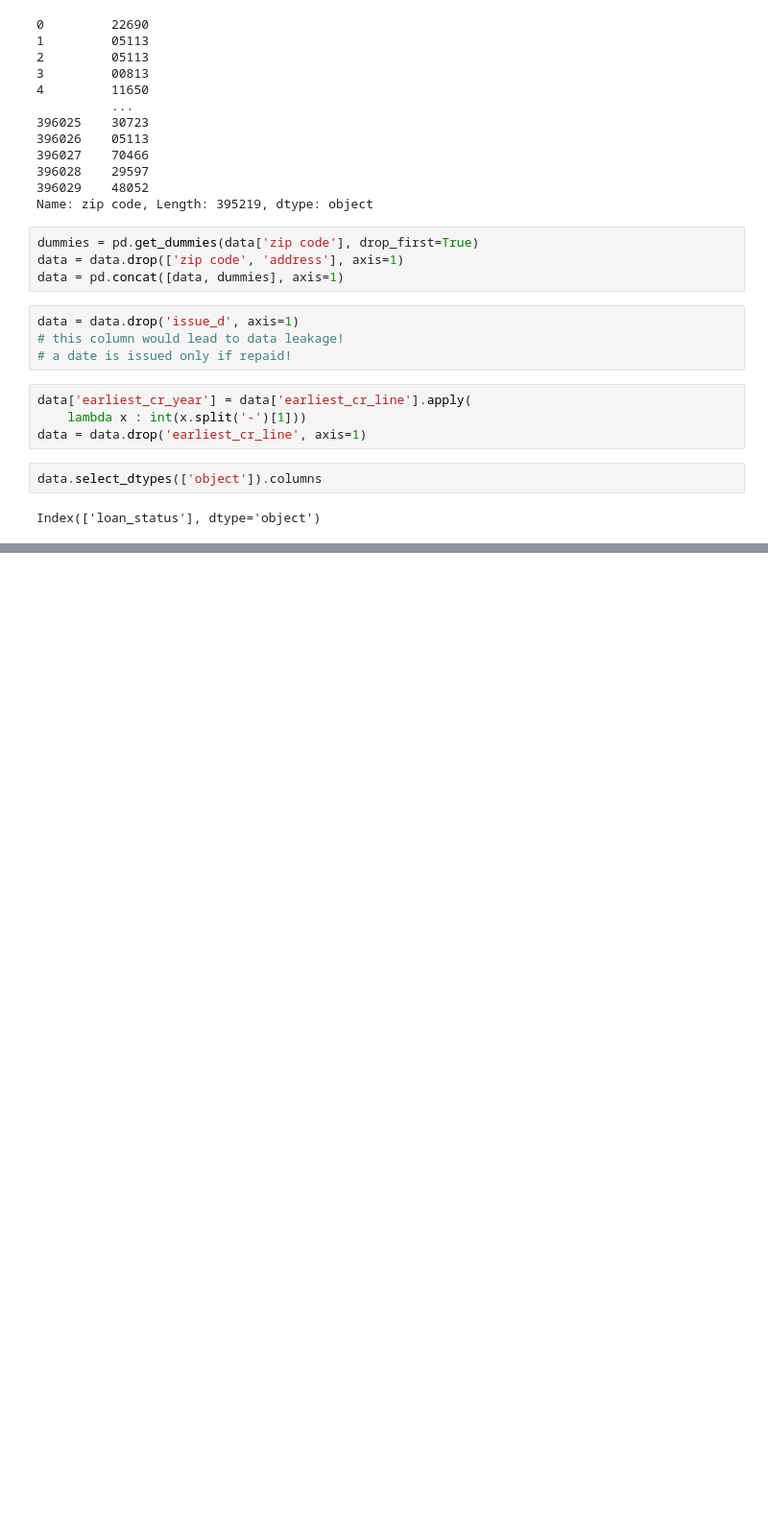
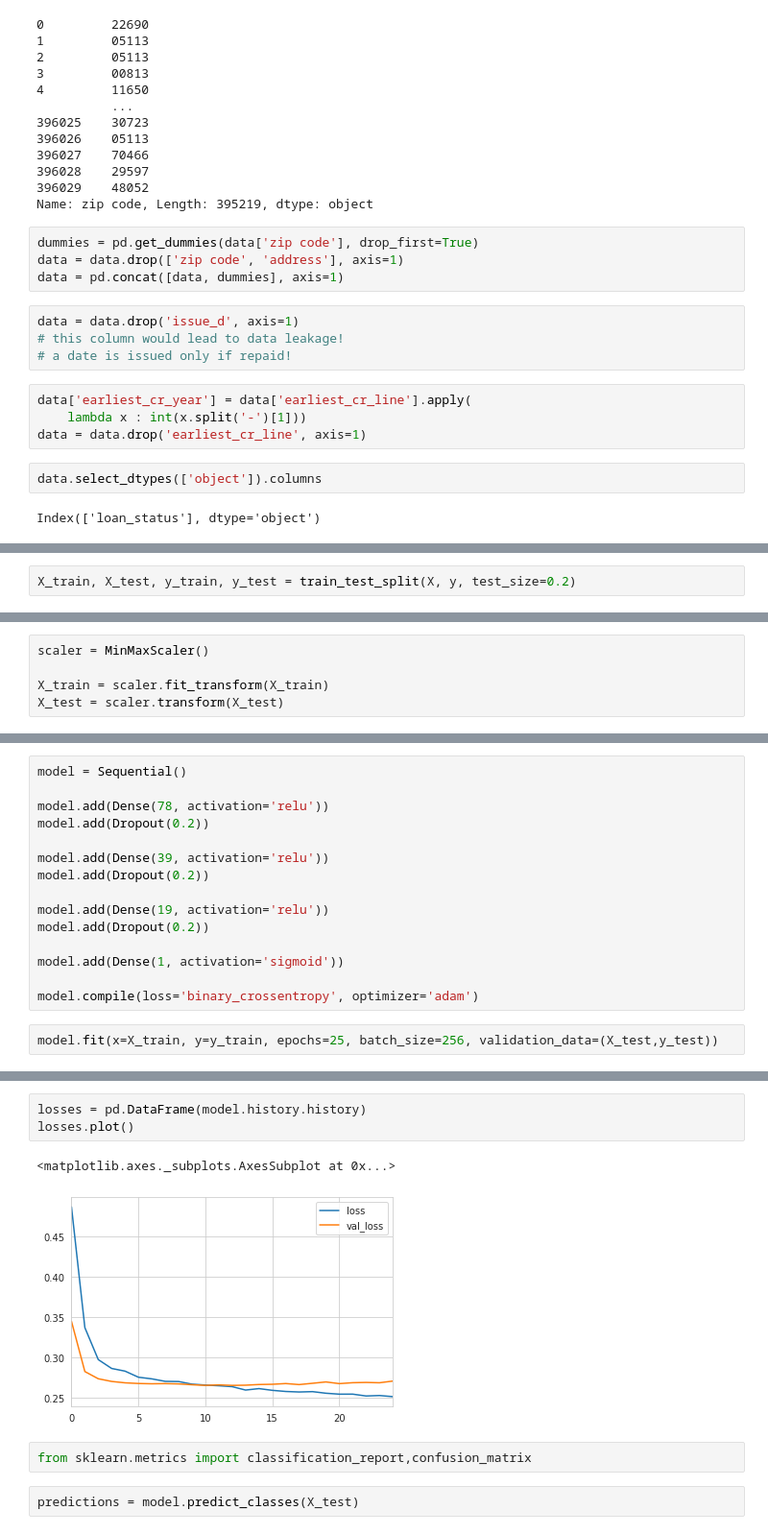
Before and after one commit to OhGreat/Machine-Learning, a Jupyter notebook: Tensorflow/Binary Classification/Lending Club example/Lending_Club_example.ipynb, the cells around one changed output, grey strips where cells are left out. Shown: that part at 96% size. Drawn from its saved outputs; the diff is of its cells as text; blank space fills up the shorter version.

Commit message:
created model

```diff
--- a/Tensorflow/Binary Classification/Lending Club example/Lending_Club_example.ipynb
+++ b/Tensorflow/Binary Classification/Lending Club example/Lending_Club_example.ipynb
@@ -710,0 +721,2 @@ Index(['loan_status'], dtype='object')
+# %%
+X_train, X_test, y_train, y_test = train_test_split(X, y, test_size=0.2)
@@ -710,0 +725,5 @@ Index(['loan_status'], dtype='object')
+# %%
+scaler = MinMaxScaler()
+
+X_train = scaler.fit_transform(X_train)
+X_test = scaler.transform(X_test)
@@ -710,0 +753,17 @@ Index(['loan_status'], dtype='object')
+# %%
+model = Sequential()
+
+model.add(Dense(78, activation='relu'))
+model.add(Dropout(0.2))
+
+model.add(Dense(39, activation='relu'))
+model.add(Dropout(0.2))
+
+model.add(Dense(19, activation='relu'))
+model.add(Dropout(0.2))
+
+model.add(Dense(1, activation='sigmoid'))
+
+model.compile(loss='binary_crossentropy', optimizer='adam')
+# %%
+model.fit(x=X_train, y=y_train, epochs=25, batch_size=256, validation_data=(X_test,y_test))
@@ -710,0 +789,10 @@ Index(['loan_status'], dtype='object')
+# %%
+losses = pd.DataFrame(model.history.history)
+losses.plot()
+# %% [output]
+<matplotlib.axes._subplots.AxesSubplot at 0x...>
+[figure, added]
+# %%
+from sklearn.metrics import classification_report,confusion_matrix
+# %%
+predictions = model.predict_classes(X_test)
```
Also changed, not shown: parts of 13 cells of this notebook.
